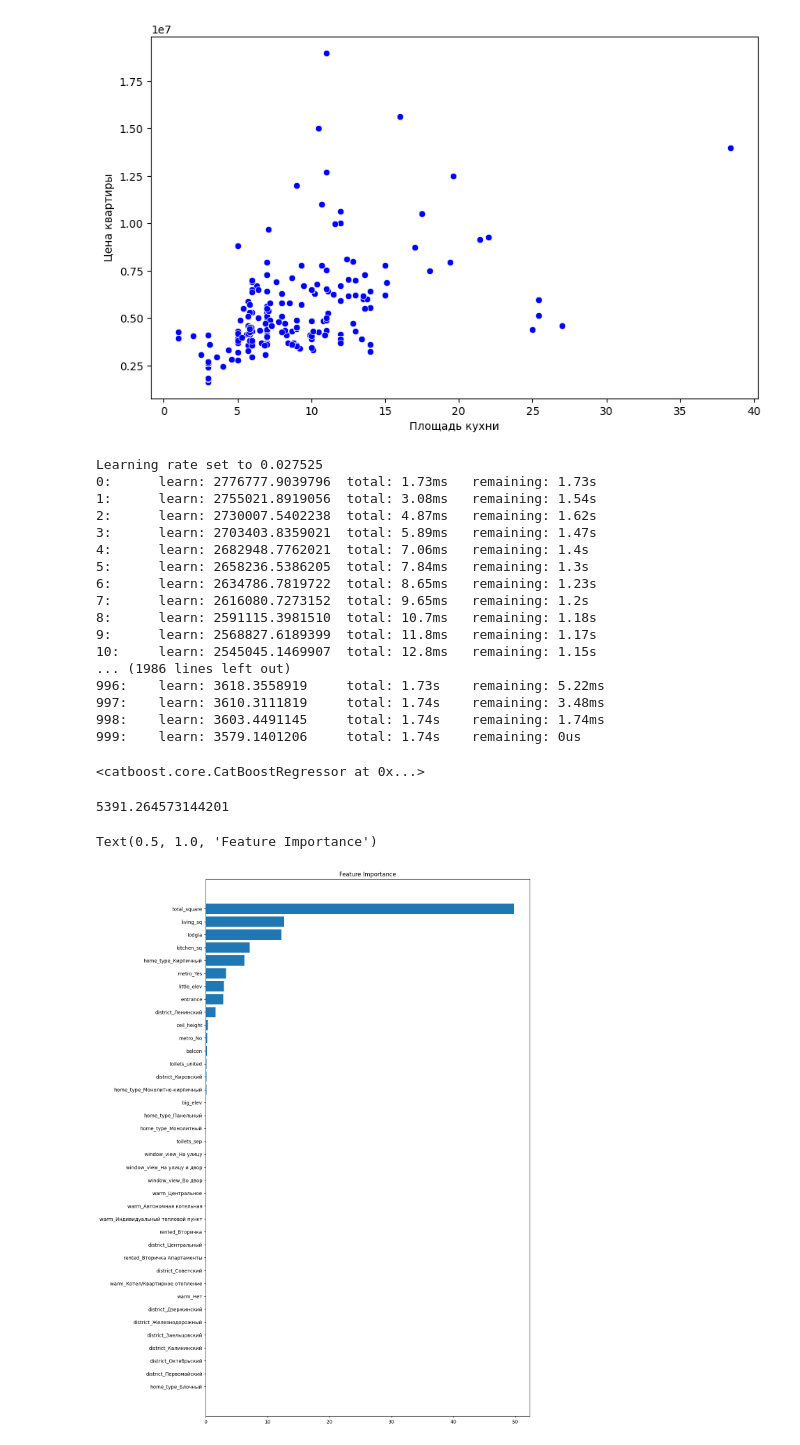
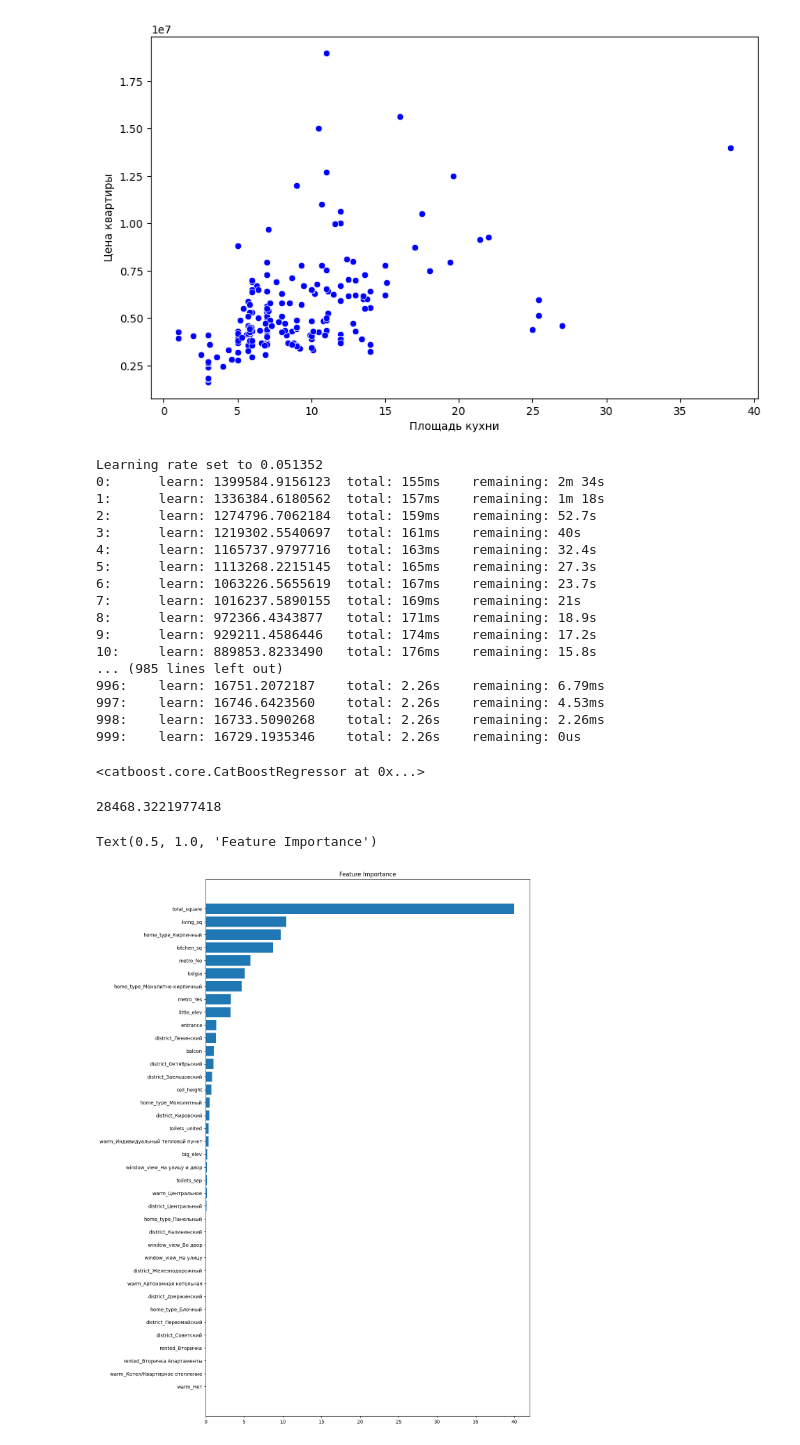
Before and after one commit to Elizar54/House-pricing-in-Akademtown, a Jupyter notebook: analysys.ipynb, the cells around one changed output. Drawn from its saved outputs; the diff is of its cells as text; code cells hidden in the pictures.

```diff
--- a/analysys.ipynb
+++ b/analysys.ipynb
@@ -22,7 +26,7 @@ df = pd.read_sql_query('select * from flats_new', conn)
 
 df['price'] = df['price'].apply(price_corr)
 df.drop('id', inplace=True, axis=1)
-#df = df.drop_duplicates()
+df.drop_duplicates(inplace=True)
 
 for column in ['total_square', 'living_sq', 'kitchen_sq']:
     df[column] = df[column].apply(square_corr)
@@ -56,8 +60,8 @@ df_old = df[df['year'].isna() == True]
 df_old = df_old.dropna(subset=['living_sq', 'kitchen_sq'])
 df_old.drop(['decor', 'year', 'floor'], axis=1, inplace=True)
 
-df_old['elevators'] = df_old['elevators'].fillna(df_old['elevators'].mode()[0])
-df_old['balcony'] = df_old['balcony'].fillna(df_old['balcony'].mode()[0])
+df_old['elevators'] = df_old['elevators'].fillna(df_old['elevators'].mode())
+df_old['balcony'] = df_old['balcony'].fillna(df_old['balcony'].mode())
 df_old['toilets'] = df_old['toilets'].fillna(df_old['toilets'].mode()[0])
 df_old['window_view'] = df_old['window_view'].fillna(df_old['window_view'].mode()[0])
 df_old['ceil_height'] = df_old['ceil_height'].fillna(df_old['ceil_height'].mode()[0])
@@ -241,25 +247,25 @@ model_old = CatBoostRegressor()
 train, test = train_test_split(df_old_dummy, test_size=0.2, random_state=34)
 
 x = train.drop(['price'], axis=1)
-y = train[(train['district_Кировский'] != 1) & (train['district_Ленинский'] != 1)]['price']
+y = train['price']
 model_old.fit(x, y)
 # %% [output]
-Learning rate set to 0.027525
-0:      learn: 2776777.9039796  total: 1.73ms   remaining: 1.73s
-1:      learn: 2755021.8919056  total: 3.08ms   remaining: 1.54s
-2:      learn: 2730007.5402238  total: 4.87ms   remaining: 1.62s
-3:      learn: 2703403.8359021  total: 5.89ms   remaining: 1.47s
-4:      learn: 2682948.7762021  total: 7.06ms   remaining: 1.4s
-5:      learn: 2658236.5386205  total: 7.84ms   remaining: 1.3s
-6:      learn: 2634786.7819722  total: 8.65ms   remaining: 1.23s
-7:      learn: 2616080.7273152  total: 9.65ms   remaining: 1.2s
-8:      learn: 2591115.3981510  total: 10.7ms   remaining: 1.18s
-9:      learn: 2568827.6189399  total: 11.8ms   remaining: 1.17s
-10:     learn: 2545045.1469907  total: 12.8ms   remaining: 1.15s
-... (1986 lines left out)
-996:    learn: 3618.3558919     total: 1.73s    remaining: 5.22ms
-997:    learn: 3610.3111819     total: 1.74s    remaining: 3.48ms
-998:    learn: 3603.4491145     total: 1.74s    remaining: 1.74ms
-999:    learn: 3579.1401206     total: 1.74s    remaining: 0us
+Learning rate set to 0.051352
+0:      learn: 1399584.9156123  total: 155ms    remaining: 2m 34s
+1:      learn: 1336384.6180562  total: 157ms    remaining: 1m 18s
+2:      learn: 1274796.7062184  total: 159ms    remaining: 52.7s
+3:      learn: 1219302.5540697  total: 161ms    remaining: 40s
+4:      learn: 1165737.9797716  total: 163ms    remaining: 32.4s
+5:      learn: 1113268.2215145  total: 165ms    remaining: 27.3s
+6:      learn: 1063226.5655619  total: 167ms    remaining: 23.7s
+7:      learn: 1016237.5890155  total: 169ms    remaining: 21s
+8:      learn: 972366.4343877   total: 171ms    remaining: 18.9s
+9:      learn: 929211.4586446   total: 174ms    remaining: 17.2s
+10:     learn: 889853.8233490   total: 176ms    remaining: 15.8s
+... (985 lines left out)
+996:    learn: 16751.2072187    total: 2.26s    remaining: 6.79ms
+997:    learn: 16746.6423560    total: 2.26s    remaining: 4.53ms
+998:    learn: 16733.5090268    total: 2.26s    remaining: 2.26ms
+999:    learn: 16729.1935346    total: 2.26s    remaining: 0us
 <catboost.core.CatBoostRegressor at 0x...>
 # %%
@@ -267,15 +273,15 @@ pred = model_old_kir_len.predict(test[(test['district_Кировский'] == 1)
 # %%
-mean_absolute_error(test[(test['district_Кировский'] == 1) | (test['district_Ленинский'] == 1)]['price'], pred)
+mean_absolute_error(test['price'], pred)
 # %% [output]
-5391.264573144201
+28468.3221977418
 # %%
-feature_importance = model_old_kir_len.feature_importances_
+feature_importance = model_old.feature_importances_
 sorted_idx = np.argsort(feature_importance)
 
 fig = plt.figure(figsize=(12, 20))
 plt.barh(range(len(sorted_idx)), feature_importance[sorted_idx], align='center')
 plt.yticks(range(len(sorted_idx)), np.array(test.drop('price', axis=1).columns)[sorted_idx])
 plt.title('Feature Importance')
 # %% [output]
 Text(0.5, 1.0, 'Feature Importance')
-[figure, old version]
+[figure, new version]
```
Also changed, not shown: parts of 12 cells of this notebook, 5 other files.
